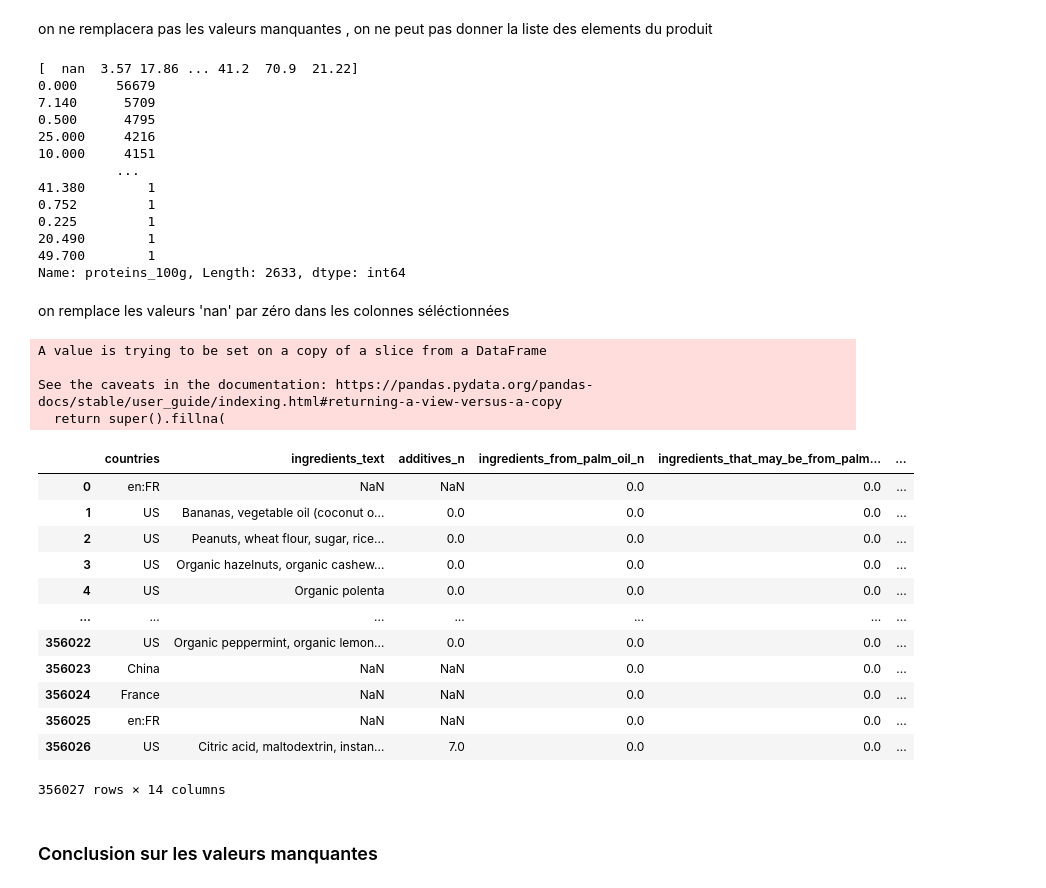
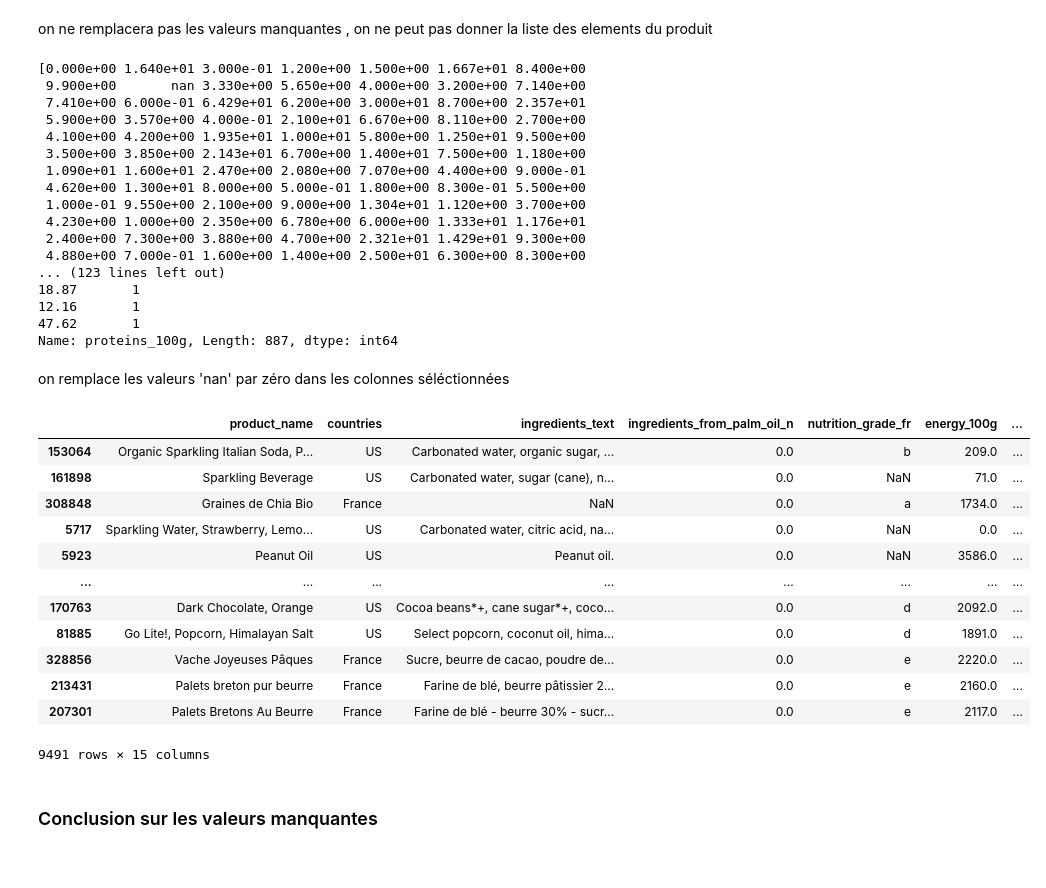
Before and after one commit to KevinB-a/Food_facts, a Jupyter notebook: notebook/data_cleaning.ipynb, the cells around one changed output. Saved outputs shown, nothing was run; the diff lists cells and outputs as text; code cells hidden in the pictures.

Commit message:
add columns

```diff
--- a/notebook/data_cleaning.ipynb
+++ b/notebook/data_cleaning.ipynb
@@ -74,7 +74,7 @@ Je choisis uniquement les colonnes qui pourraient m'être utiles pour mon étude
 # %% [markdown]
 ## 2. Valeurs manquantes
 # %%
-df = df[['product_name','countries','ingredients_text','additives_n','ingredients_from_palm_oil_n','ingredients_that_may_be_from_palm_oil_n','nutrition_grade_fr','states','energy_100g','fat_100g','sugars_100g','fiber_100g','proteins_100g','salt_100g','nutrition-score-fr_100g']]
+df = df[['product_name','countries','ingredients_text','ingredients_from_palm_oil_n','nutrition_grade_fr','energy_100g','fat_100g','sugars_100g','fiber_100g','proteins_100g','salt_100g','nutrition-score-fr_100g', 'sodium_100g', 'carbohydrates_100g','saturated-fat_100g']]
 # %%
 print(df.isnull().sum())
 print(df.shape)
@@ -103,4 +103,4 @@ il me manque entre 1700 et 3900 données dans chaque colonnes sauf pour les colo
 # %% [markdown]
 on supprime les lignes ou la valeur de la colonne product_name est nulle car le but de ses données nettoyer est de les utiliser pour une application donc il faut que le nom du produit apparait
 # %%
-df.drop(columns ="product_name", inplace = True)
+df.dropna(subset = ['product_name'], inplace = True)
@@ -140,47 +134,47 @@ on ne remplacera pas les valeurs manquantes , on ne peut pas donner la liste des
 print(df.proteins_100g.unique())
 print(df.proteins_100g.value_counts())
 # %% [output]
-[  nan  3.57 17.86 ... 41.2  70.9  21.22]
-0.000     56679
-7.140      5709
-0.500      4795
-25.000     4216
-10.000     4151
-          ...
-41.380        1
-0.752         1
-0.225         1
-20.490        1
-49.700        1
-Name: proteins_100g, Length: 2633, dtype: int64
+[0.000e+00 1.640e+01 3.000e-01 1.200e+00 1.500e+00 1.667e+01 8.400e+00
+ 9.900e+00       nan 3.330e+00 5.650e+00 4.000e+00 3.200e+00 7.140e+00
+ 7.410e+00 6.000e-01 6.429e+01 6.200e+00 3.000e+01 8.700e+00 2.357e+01
+ 5.900e+00 3.570e+00 4.000e-01 2.100e+01 6.670e+00 8.110e+00 2.700e+00
+ 4.100e+00 4.200e+00 1.935e+01 1.000e+01 5.800e+00 1.250e+01 9.500e+00
+ 3.500e+00 3.850e+00 2.143e+01 6.700e+00 1.400e+01 7.500e+00 1.180e+00
+ 1.090e+01 1.600e+01 2.470e+00 2.080e+00 7.070e+00 4.400e+00 9.000e-01
+ 4.620e+00 1.300e+01 8.000e+00 5.000e-01 1.800e+00 8.300e-01 5.500e+00
+ 1.000e-01 9.550e+00 2.100e+00 9.000e+00 1.304e+01 1.120e+00 3.700e+00
+ 4.230e+00 1.000e+00 2.350e+00 6.780e+00 6.000e+00 1.333e+01 1.176e+01
+ 2.400e+00 7.300e+00 3.880e+00 4.700e+00 2.321e+01 1.429e+01 9.300e+00
+ 4.880e+00 7.000e-01 1.600e+00 1.400e+00 2.500e+01 6.300e+00 8.300e+00
+... (123 lines left out)
+18.87       1
+12.16       1
+47.62       1
+Name: proteins_100g, Length: 887, dtype: int64
 # %% [markdown]
 on remplace les valeurs 'nan' par zéro dans les colonnes séléctionnées
 # %%
-list = ['ingredients_from_palm_oil_n','ingredients_that_may_be_from_palm_oil_n','fat_100g','sugars_100g','fiber_100g','proteins_100g','salt_100g','nutrition-score-fr_100g']
+list = ['ingredients_from_palm_oil_n','fat_100g','sugars_100g','fiber_100g','proteins_100g','salt_100g','sodium_100g', 'carbohydrates_100g','saturated-fat_100g']
 def nan_to_value(df, list , v) :
     """function to replace nan values by another one in several columns"""
     d = {value:v for value in list}
     df.fillna(d , inplace = True)
     return df
 nan_to_value(df, list , 0)
 # %% [output]
+|  | product_name | countries | ingredients_text | ingredients_from_palm_oil_n | nutrition_grade_fr | energy_100g | ... |
+| 153064 | Organic Sparkling Italian Soda, P... | US | Carbonated water, organic sugar, ... | 0.0 | b | 209.0 | ... |
+| 161898 | Sparkling Beverage | US | Carbonated water, sugar (cane), n... | 0.0 | NaN | 71.0 | ... |
+| 308848 | Graines de Chia Bio | France | NaN | 0.0 | a | 1734.0 | ... |
+| 5717 | Sparkling Water, Strawberry, Lemo... | US | Carbonated water, citric acid, na... | 0.0 | NaN | 0.0 | ... |
+| 5923 | Peanut Oil | US | Peanut oil. | 0.0 | NaN | 3586.0 | ... |
+| ... | ... | ... | ... | ... | ... | ... | ... |
+| 170763 | Dark Chocolate, Orange | US | Cocoa beans*+, cane sugar*+, coco... | 0.0 | d | 2092.0 | ... |
+| 81885 | Go Lite!, Popcorn, Himalayan Salt | US | Select popcorn, coconut oil, hima... | 0.0 | d | 1891.0 | ... |
+| 328856 | Vache Joyeuses Pâques | France | Sucre, beurre de cacao, poudre de... | 0.0 | e | 2220.0 | ... |
+| 213431 | Palets breton pur beurre | France | Farine de blé, beurre pâtissier 2... | 0.0 | e | 2160.0 | ... |
+| 207301 | Palets Bretons Au Beurre | France | Farine de blé - beurre 30% - sucr... | 0.0 | e | 2117.0 | ... |
-A value is trying to be set on a copy of a slice from a DataFrame
-
-See the caveats in the documentation: https://pandas.pydata.org/pandas-docs/stable/user_guide/indexing.html#returning-a-view-versus-a-copy
-  return super().fillna(
+9491 rows × 15 columns
-|  | countries | ingredients_text | additives_n | ingredients_from_palm_oil_n | ingredients_that_may_be_from_palm... | ... |
-| 0 | en:FR | NaN | NaN | 0.0 | 0.0 | ... |
-| 1 | US | Bananas, vegetable oil (coconut o... | 0.0 | 0.0 | 0.0 | ... |
-| 2 | US | Peanuts, wheat flour, sugar, rice... | 0.0 | 0.0 | 0.0 | ... |
-| 3 | US | Organic hazelnuts, organic cashew... | 0.0 | 0.0 | 0.0 | ... |
-| 4 | US | Organic polenta | 0.0 | 0.0 | 0.0 | ... |
-| ... | ... | ... | ... | ... | ... | ... |
-| 356022 | US | Organic peppermint, organic lemon... | 0.0 | 0.0 | 0.0 | ... |
-| 356023 | China | NaN | NaN | 0.0 | 0.0 | ... |
-| 356024 | France | NaN | NaN | 0.0 | 0.0 | ... |
-| 356025 | en:FR | NaN | NaN | 0.0 | 0.0 | ... |
-| 356026 | US | Citric acid, maltodextrin, instan... | 7.0 | 0.0 | 0.0 | ... |
-356027 rows × 14 columns
 # %% [markdown]
 ### Conclusion sur les valeurs manquantes
 # %% [markdown]
```
Also changed, not shown: parts of 19 cells of this notebook, 1 other file.
